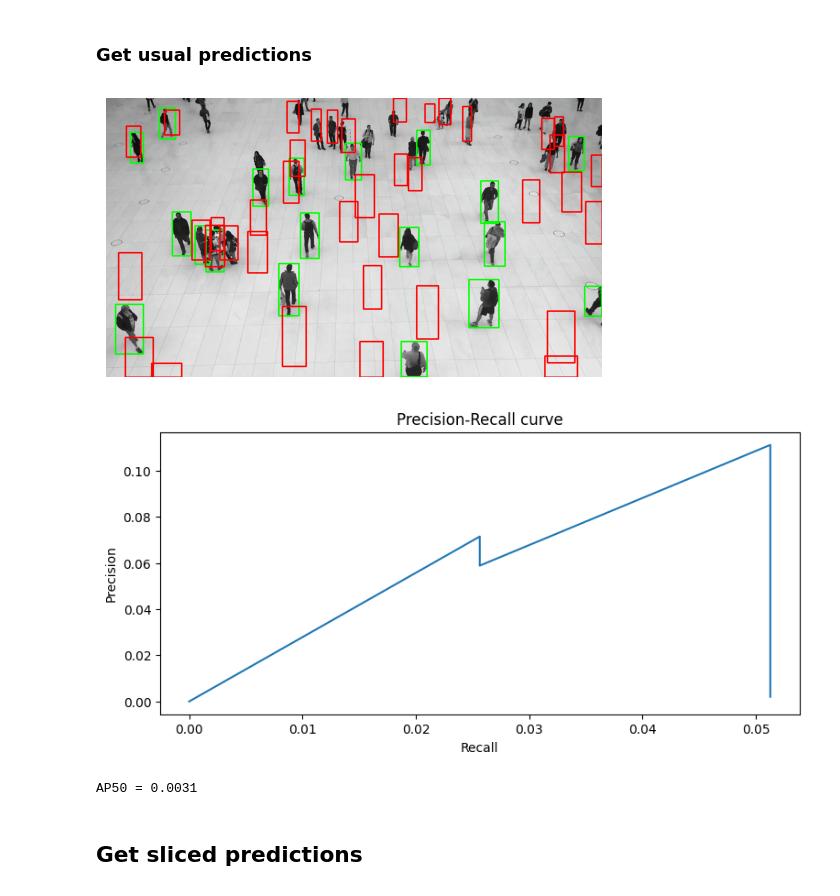
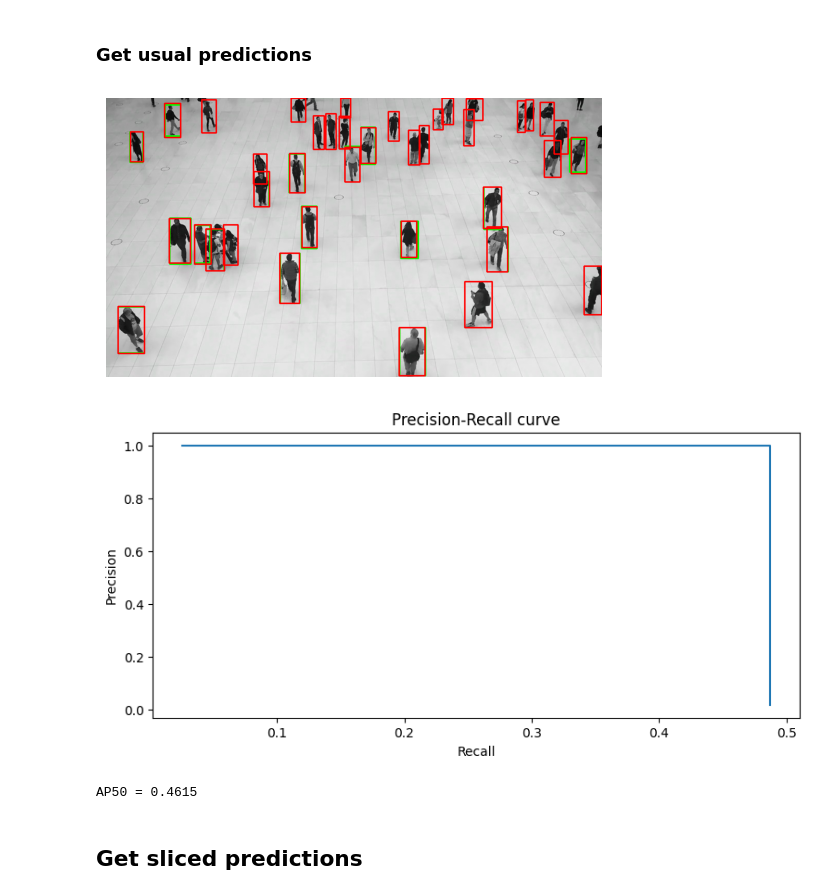
Before and after one commit to helenprokonina/Yolov8Training, a Jupyter notebook: compare_sahi.ipynb, the cells around one changed output. Drawn from its saved outputs; the diff is of its cells as text; code cells hidden in the pictures.

```diff
--- a/compare_sahi.ipynb
+++ b/compare_sahi.ipynb
@@ -174,15 +180,15 @@ def compute_AP50(gt_path, predictions, image_path):
 # %% [markdown]
 ### Get usual predictions
 # %%
-predictions = get_prediction(read_image("people_frames/people_frames_2.jpg"), detection_model)
+predictions = get_prediction(read_image("people_frames/people_frames_10.jpg"), detection_model)
 #results in form tlwh
 results = predictions.to_coco_annotations()
 # %%
-compute_AP50("datasets/labels/people_frames_2.txt", results, "people_frames/people_frames_2.jpg")
+compute_AP50("datasets/labels/people_frames_10.txt", results, "datasets/images/people_frames_10.jpg")
 # %% [output]
-[figure, old version]
+[figure, new version]
-[figure, old version]
+[figure, new version]
-AP50 = 0.0031
+AP50 = 0.4615
 # %% [markdown]
 ## Get sliced predictions
 # %%
```
Also changed, not shown: parts of 33 cells of this notebook, 1 other file.
